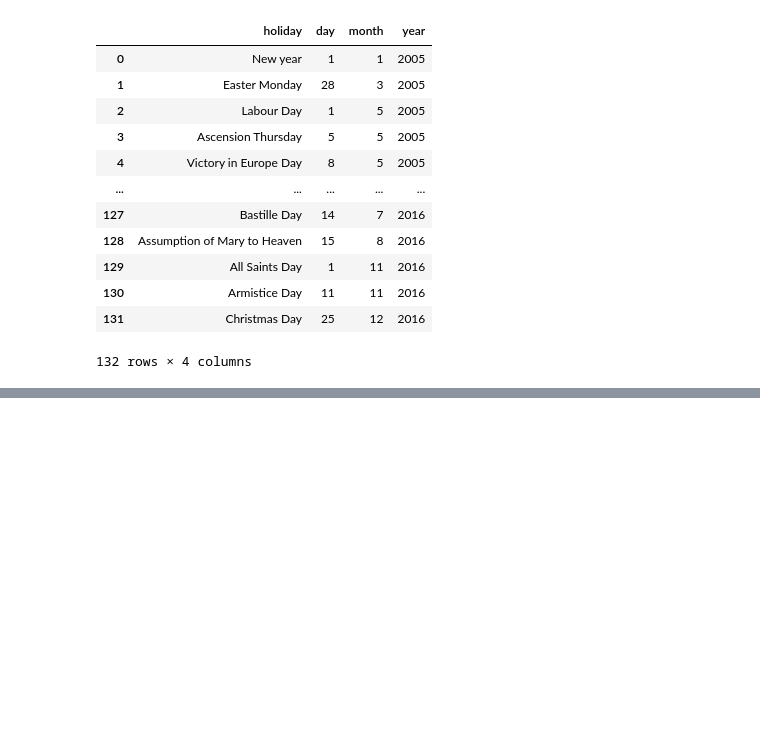
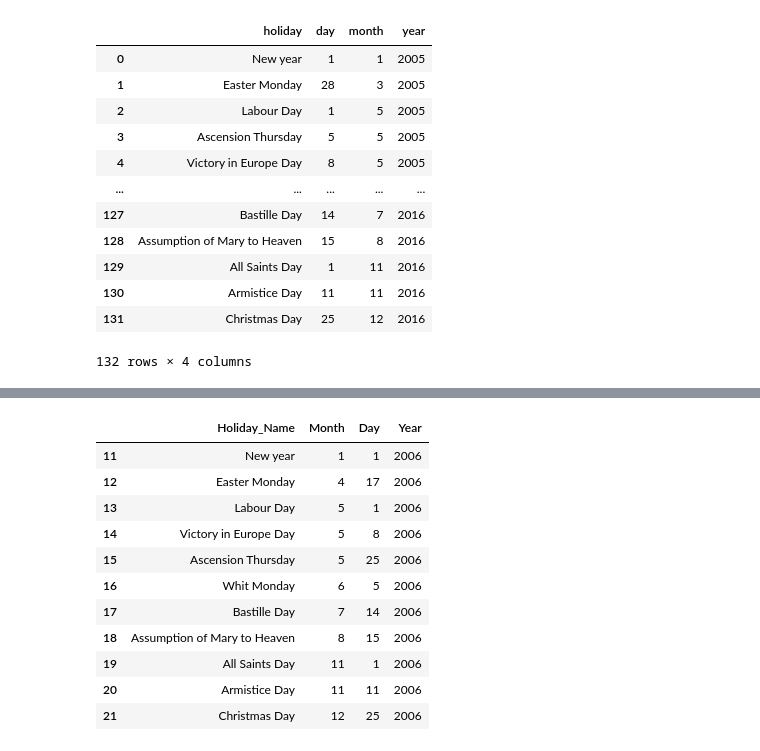
Before and after one commit to TheBlaze1/DataScience, a Jupyter notebook: AccidentsinFrance2005to2016.ipynb, the cells around one changed output, grey strips where cells are left out. Saved outputs shown, nothing was run; the diff lists cells and outputs as text; code cells hidden in the pictures; blank space fills up the shorter version.

```diff
--- a/AccidentsinFrance2005to2016.ipynb
+++ b/AccidentsinFrance2005to2016.ipynb
@@ -708,0 +811,22 @@ df_holidays_2005 = pd.DataFrame({"Acc_ID", "Month", "Day", "Year"})
+# %%
+def fill(year):
+    df_holidays_ = pd.DataFrame({"Holiday_Name": df_holidays.loc[df_holidays['year'] == year , 'holiday'],
+                                 "Month": df_holidays.loc[df_holidays["year"] == year, 'month'],
+                                 "Day": df_holidays.loc[df_holidays["year"] == year, 'day'],
+                                 "Year": df_holidays.loc[df_holidays["year"] == year, 'year']})
+    return df_holidays_
+# %%
+fill(2006)
+# %% [output]
+|  | Holiday_Name | Month | Day | Year |
+| 11 | New year | 1 | 1 | 2006 |
+| 12 | Easter Monday | 4 | 17 | 2006 |
+| 13 | Labour Day | 5 | 1 | 2006 |
+| 14 | Victory in Europe Day | 5 | 8 | 2006 |
+| 15 | Ascension Thursday | 5 | 25 | 2006 |
+| 16 | Whit Monday | 6 | 5 | 2006 |
+| 17 | Bastille Day | 7 | 14 | 2006 |
+| 18 | Assumption of Mary to Heaven | 8 | 15 | 2006 |
+| 19 | All Saints Day | 11 | 1 | 2006 |
+| 20 | Armistice Day | 11 | 11 | 2006 |
+| 21 | Christmas Day | 12 | 25 | 2006 |
```
Also changed, not shown: parts of 13 cells of this notebook.
